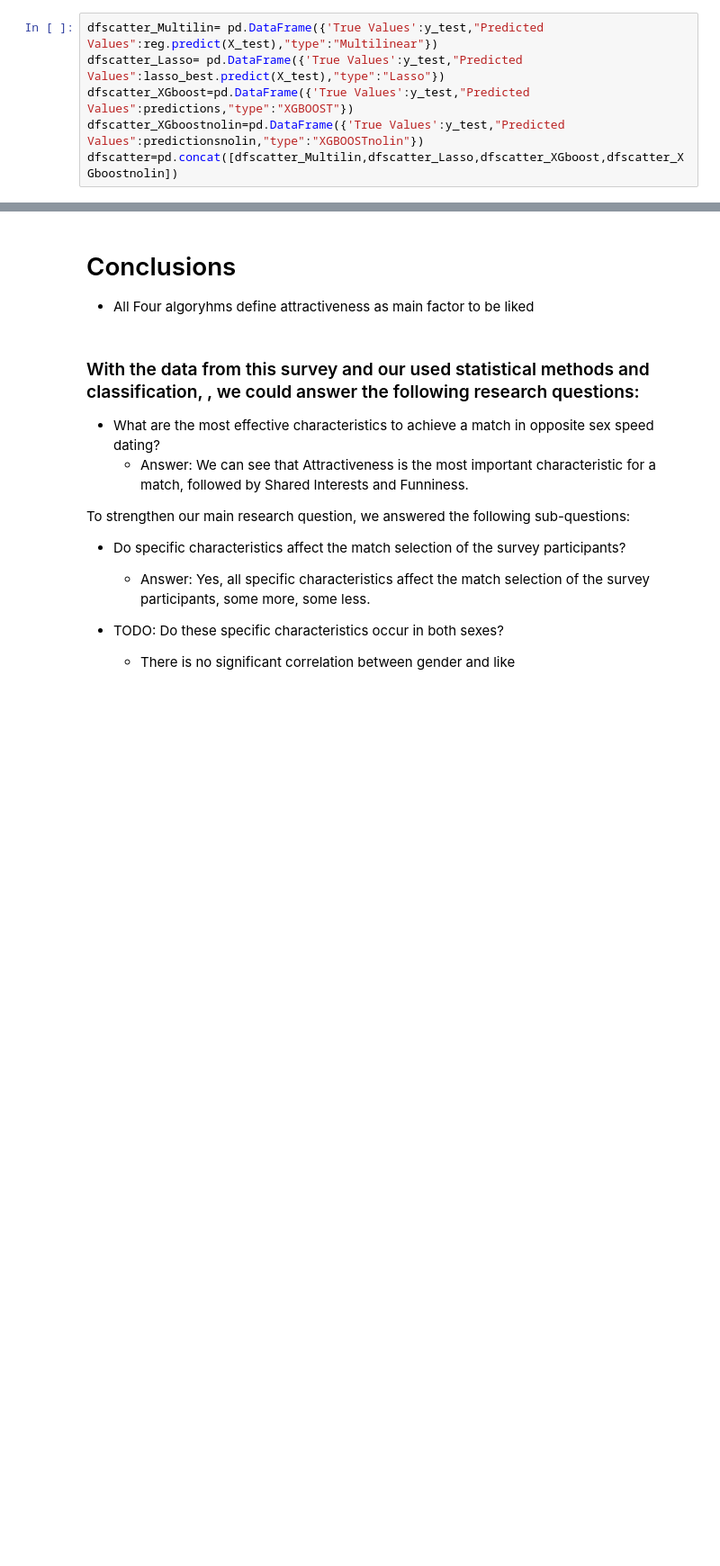
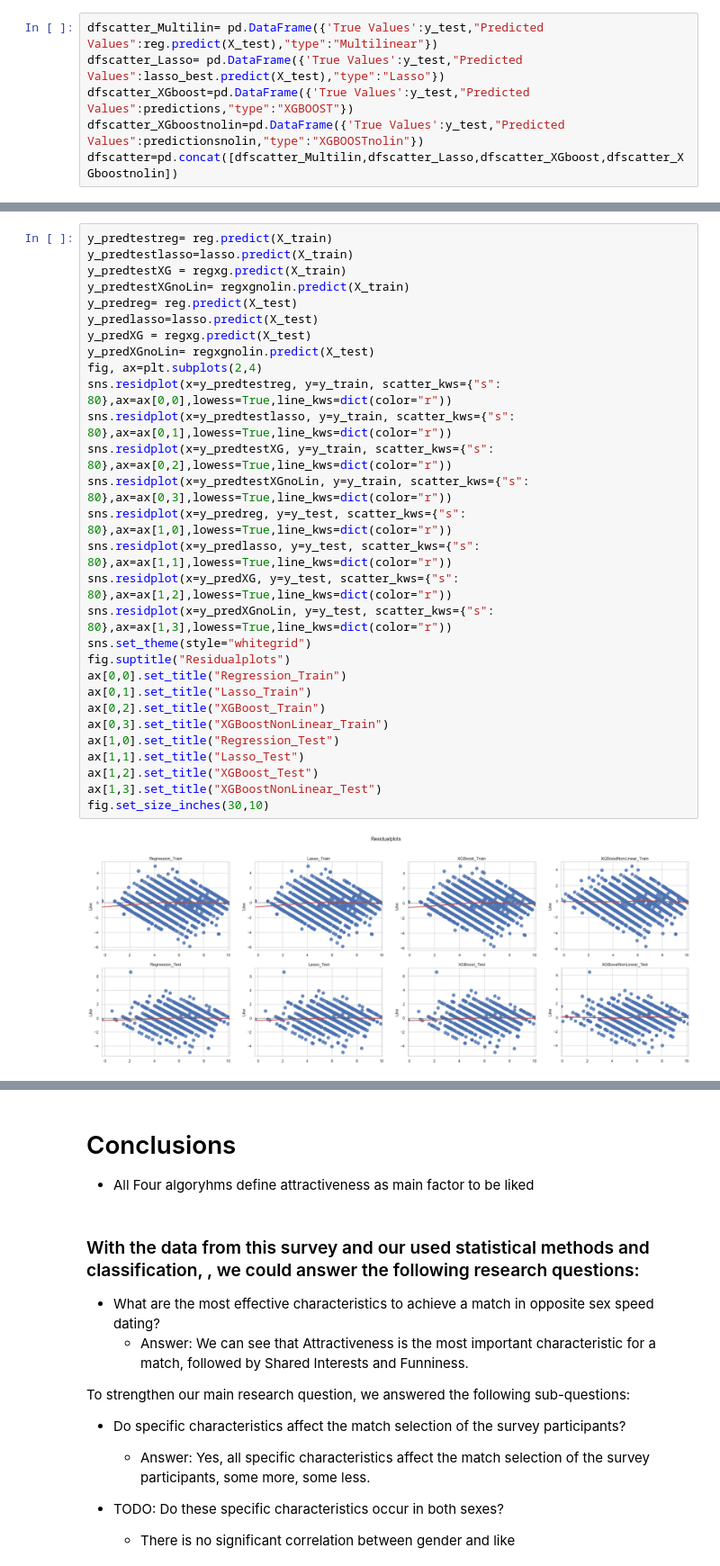
Before and after one commit to SvenWeiss-HDM/Projektgruppe_A, a Jupyter notebook: notebooks/draft-analysis_r.ipynb, the cells around one changed output, grey strips where cells are left out. Shown at 90% size. Saved outputs shown, nothing was run; the diff lists cells and outputs as text; blank space fills up the shorter version.

Commit message:
Residualplots

```diff
--- a/notebooks/draft-analysis_r.ipynb
+++ b/notebooks/draft-analysis_r.ipynb
@@ -986,0 +1017,31 @@ d.figure.set_size_inches(20,10)
+# %%
+y_predtestreg= reg.predict(X_train)
+y_predtestlasso=lasso.predict(X_train)
+y_predtestXG = regxg.predict(X_train)
+y_predtestXGnoLin= regxgnolin.predict(X_train)
+y_predreg= reg.predict(X_test)
+y_predlasso=lasso.predict(X_test)
+y_predXG = regxg.predict(X_test)
+y_predXGnoLin= regxgnolin.predict(X_test)
+fig, ax=plt.subplots(2,4)
+sns.residplot(x=y_predtestreg, y=y_train, scatter_kws={"s": 80},ax=ax[0,0],lowess=True,line_kws=dict(color="r"))
+sns.residplot(x=y_predtestlasso, y=y_train, scatter_kws={"s": 80},ax=ax[0,1],lowess=True,line_kws=dict(color="r"))
+sns.residplot(x=y_predtestXG, y=y_train, scatter_kws={"s": 80},ax=ax[0,2],lowess=True,line_kws=dict(color="r"))
+sns.residplot(x=y_predtestXGnoLin, y=y_train, scatter_kws={"s": 80},ax=ax[0,3],lowess=True,line_kws=dict(color="r"))
+sns.residplot(x=y_predreg, y=y_test, scatter_kws={"s": 80},ax=ax[1,0],lowess=True,line_kws=dict(color="r"))
+sns.residplot(x=y_predlasso, y=y_test, scatter_kws={"s": 80},ax=ax[1,1],lowess=True,line_kws=dict(color="r"))
+sns.residplot(x=y_predXG, y=y_test, scatter_kws={"s": 80},ax=ax[1,2],lowess=True,line_kws=dict(color="r"))
+sns.residplot(x=y_predXGnoLin, y=y_test, scatter_kws={"s": 80},ax=ax[1,3],lowess=True,line_kws=dict(color="r"))
+sns.set_theme(style="whitegrid")
+fig.suptitle("Residualplots")
+ax[0,0].set_title("Regression_Train")
+ax[0,1].set_title("Lasso_Train")
+ax[0,2].set_title("XGBoost_Train")
+ax[0,3].set_title("XGBoostNonLinear_Train")
+ax[1,0].set_title("Regression_Test")
+ax[1,1].set_title("Lasso_Test")
+ax[1,2].set_title("XGBoost_Test")
+ax[1,3].set_title("XGBoostNonLinear_Test")
+fig.set_size_inches(30,10)
+# %% [output]
+[figure, added]
```
Also changed, not shown: parts of 46 cells of this notebook, 4 other files.
